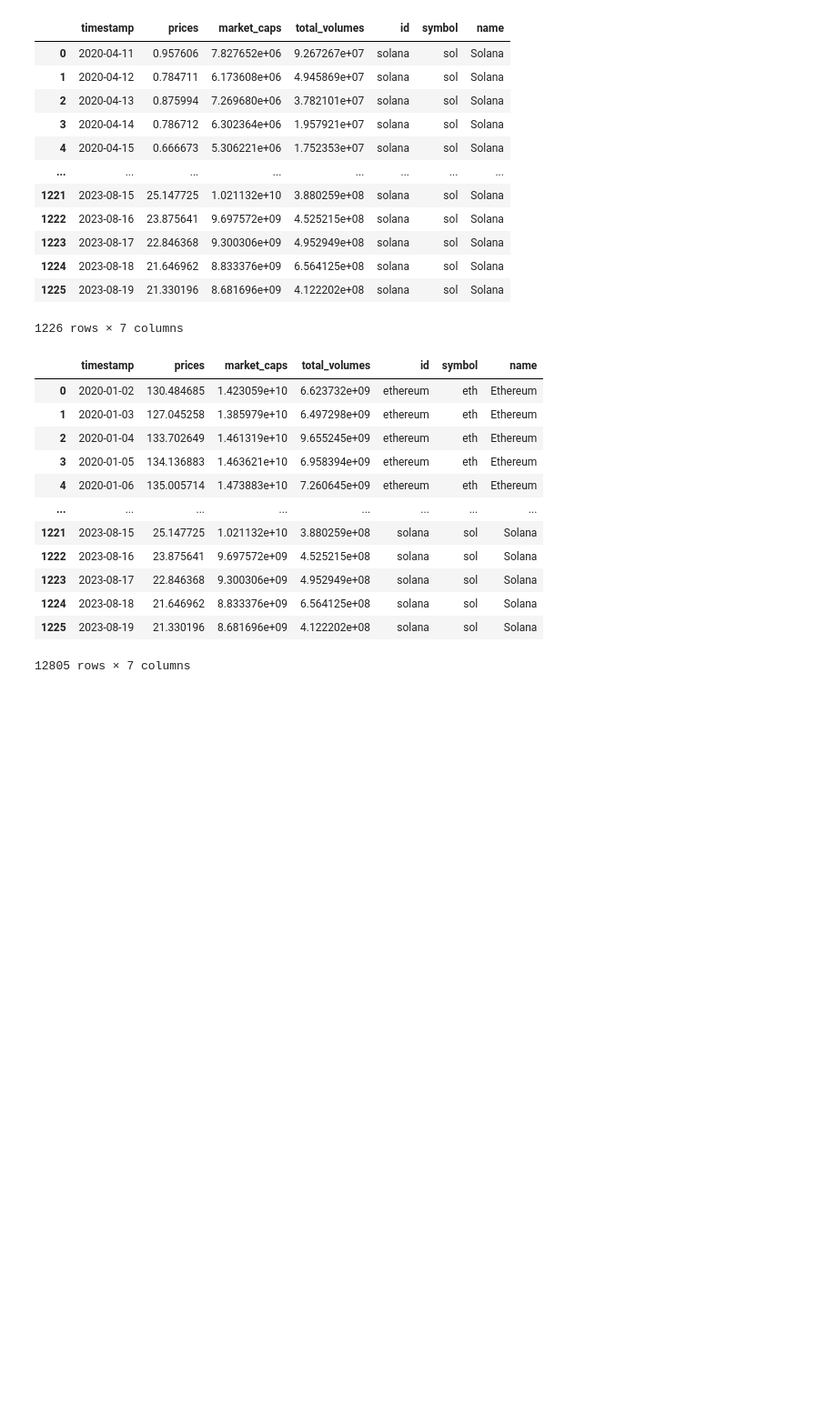
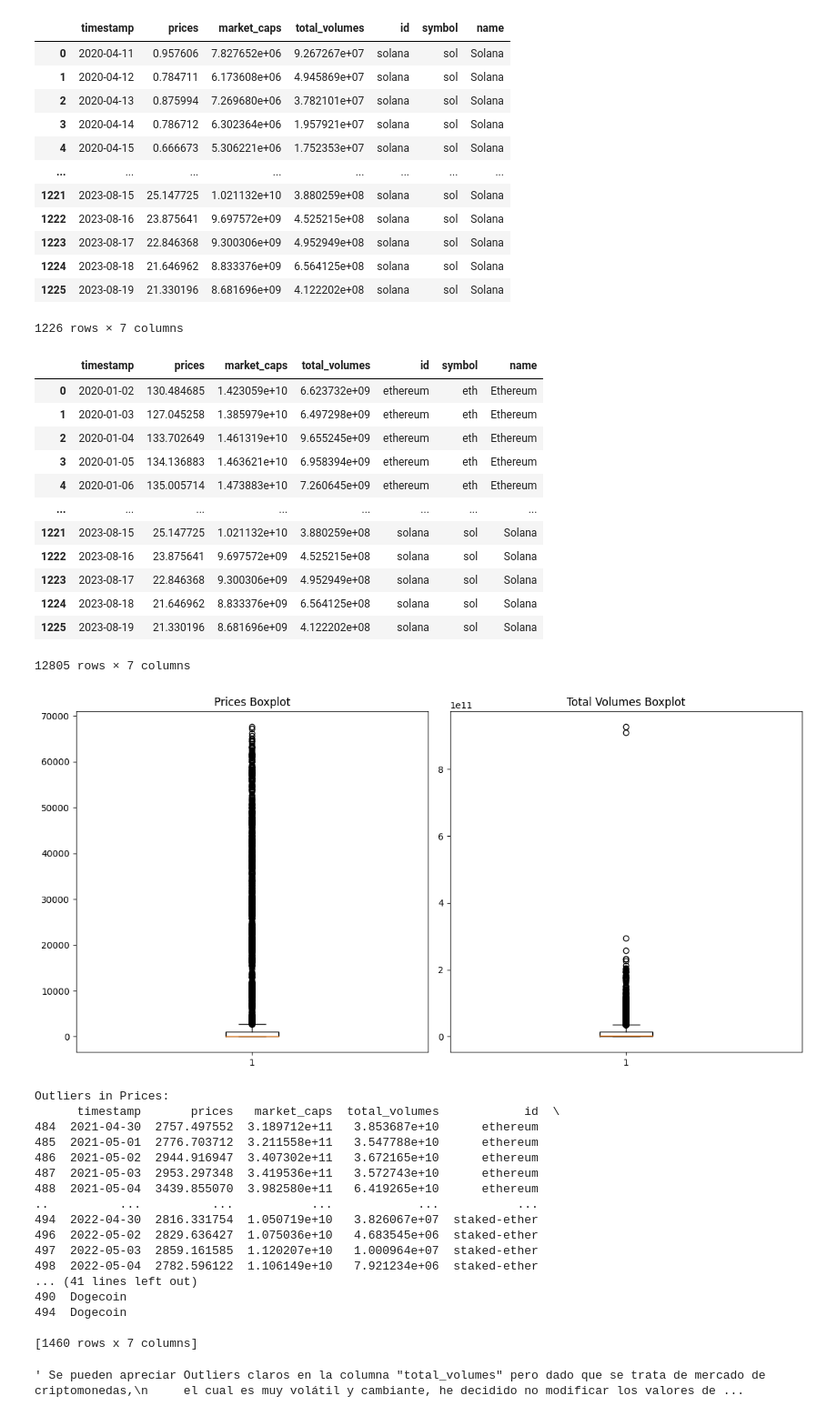
Before and after one commit to yapurnico/PI_DA_Nico, a Jupyter notebook: ETL.ipynb, the cells around one changed output. Shown: that part at 91% size. Cells and saved outputs as stored; diff of their text form; code cells hidden in the pictures; blank space fills up the shorter version.

```diff
--- a/ETL.ipynb
+++ b/ETL.ipynb
@@ -1221,3 +1221,65 @@ Fact_Coins
 | 1224 | 2023-08-18 | 21.646962 | 8.833376e+09 | 6.564125e+08 | solana | sol | Solana |
 | 1225 | 2023-08-19 | 21.330196 | 8.681696e+09 | 4.122202e+08 | solana | sol | Solana |
 12805 rows × 7 columns
+# %%
+# Análisis de Outliers
+
+import pandas as pd
+import matplotlib.pyplot as plt
+
+
+# Calculo Rango Intercuartil para "prices" y "total_volumes"
+Q1_prices = Fact_Coins['prices'].quantile(0.25)
+Q3_prices = Fact_Coins['prices'].quantile(0.75)
+IQR_prices = Q3_prices - Q1_prices
+
+Q1_volumes = Fact_Coins['total_volumes'].quantile(0.25)
+Q3_volumes = Fact_Coins['total_volumes'].quantile(0.75)
+IQR_volumes = Q3_volumes - Q1_volumes
+
+# Busco Outliers utilizando el metodo IQR
+outliers_prices = Fact_Coins[(Fact_Coins['prices'] < Q1_prices - 1.5 * IQR_prices) | (Fact_Coins['prices'] > Q3_prices + 1.5 * IQR_prices)]
+outliers_volumes = Fact_Coins[(Fact_Coins['total_volumes'] < Q1_volumes - 1.5 * IQR_volumes) | (Fact_Coins['total_volumes'] > Q3_volumes + 1.5 * IQR_volumes)]
+
+# Grafico
+plt.figure(figsize=(12, 6))
+plt.subplot(1, 2, 1)
+plt.boxplot(Fact_Coins['prices'])
+plt.title('Prices Boxplot')
+
+plt.subplot(1, 2, 2)
+plt.boxplot(Fact_Coins['total_volumes'])
+plt.title('Total Volumes Boxplot')
+
+plt.tight_layout()
+plt.show()
+
+print("Outliers in Prices:")
+print(outliers_prices)
+
+print("\nOutliers in Total Volumes:")
+print(outliers_volumes)
+# %% [output]
+[figure, added]
+Outliers in Prices:
+      timestamp       prices   market_caps  total_volumes            id  \
+484  2021-04-30  2757.497552  3.189712e+11   3.853687e+10      ethereum
+485  2021-05-01  2776.703712  3.211558e+11   3.547788e+10      ethereum
+486  2021-05-02  2944.916947  3.407302e+11   3.672165e+10      ethereum
+487  2021-05-03  2953.297348  3.419536e+11   3.572743e+10      ethereum
+488  2021-05-04  3439.855070  3.982580e+11   6.419265e+10      ethereum
+..          ...          ...           ...            ...           ...
+494  2022-04-30  2816.331754  1.050719e+10   3.826067e+07  staked-ether
+496  2022-05-02  2829.636427  1.075036e+10   4.683545e+06  staked-ether
+497  2022-05-03  2859.161585  1.120207e+10   1.000964e+07  staked-ether
+498  2022-05-04  2782.596122  1.106149e+10   7.921234e+06  staked-ether
+... (41 lines left out)
+490  Dogecoin
+494  Dogecoin
+
+[1460 rows x 7 columns]
+# %%
+""" Se pueden apreciar Outliers claros en la columna "total_volumes" pero dado que se trata de mercado de criptomonedas,
+     el cual es muy volátil y cambiante, he decidido no modificar los valores del dataframe."""
+# %% [output]
+' Se pueden apreciar Outliers claros en la columna "total_volumes" pero dado que se trata de mercado de criptomonedas,\n     el cual es muy volátil y cambiante, he decidido no modificar los valores de ...
```
Also changed, not shown: parts of 3 cells of this notebook, 1 other file.
